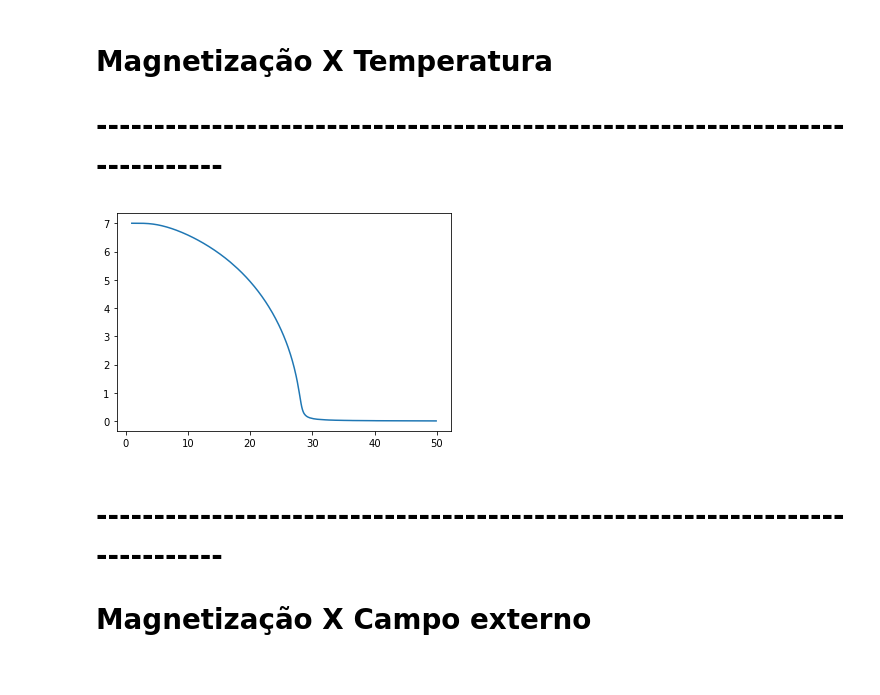
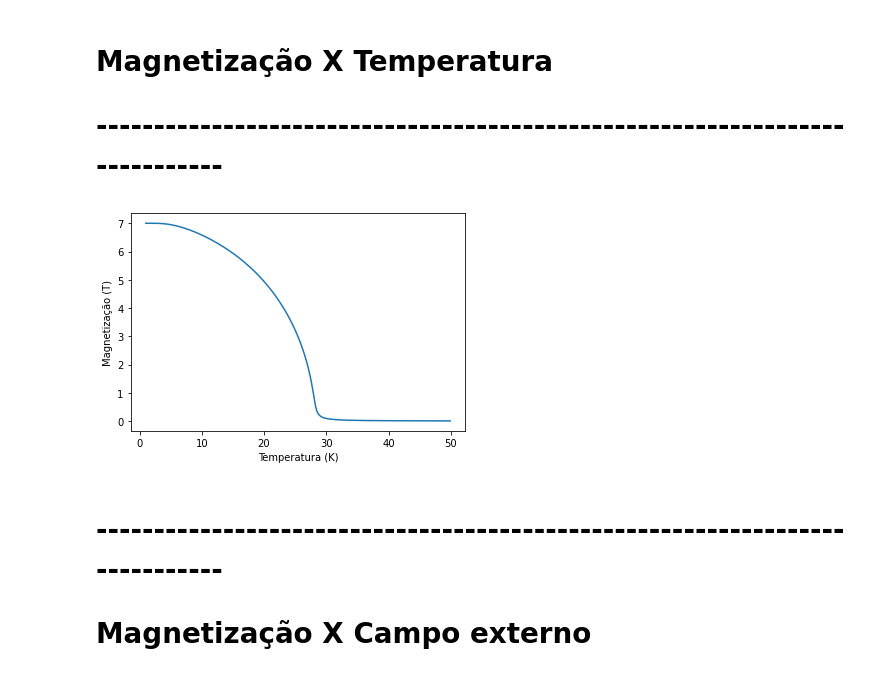
Before and after one commit to vsrsousa/estudo_composto_GdNi4Al, a Jupyter notebook: AutoConsistêcia.ipynb, the cells around one changed output. Drawn from its saved outputs; the diff is of its cells as text; code cells hidden in the pictures.

```diff
--- a/AutoConsistêcia.ipynb
+++ b/AutoConsistêcia.ipynb
@@ -45,9 +45,11 @@ for T in np.arange(1,50,0.1):
     listaT.append(T)
 # %%
 plt.plot(listaT,listaM)
+plt.xlabel("Temperatura (K)")
+plt.ylabel("Magnetização (T)")
 plt.show()
 # %% [output]
-[figure, old version]
+[figure, new version]
 # %% [markdown]
 # ----------------------------------------------------------------------------
 
```
Also changed, not shown: parts of 4 cells of this notebook.
